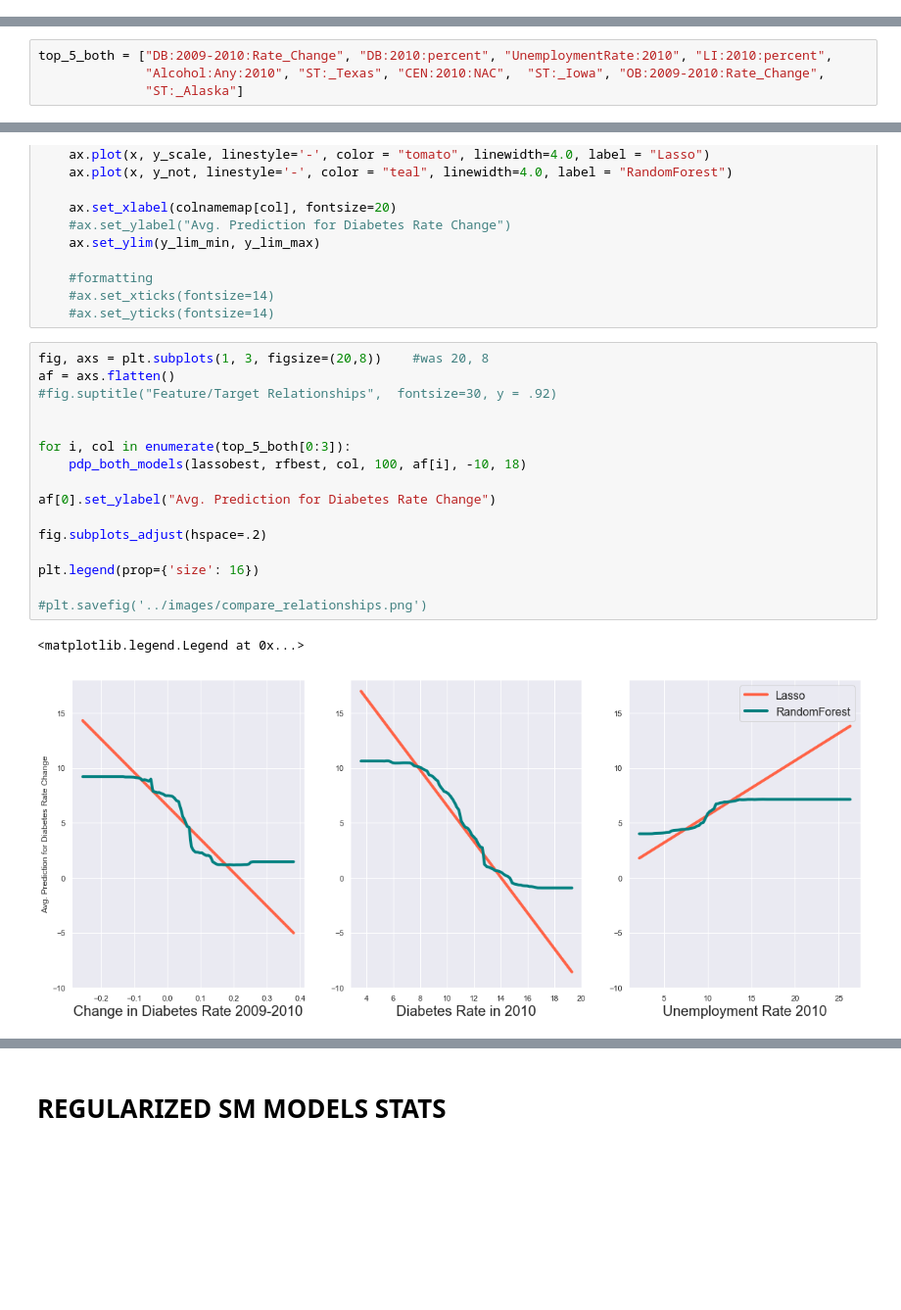
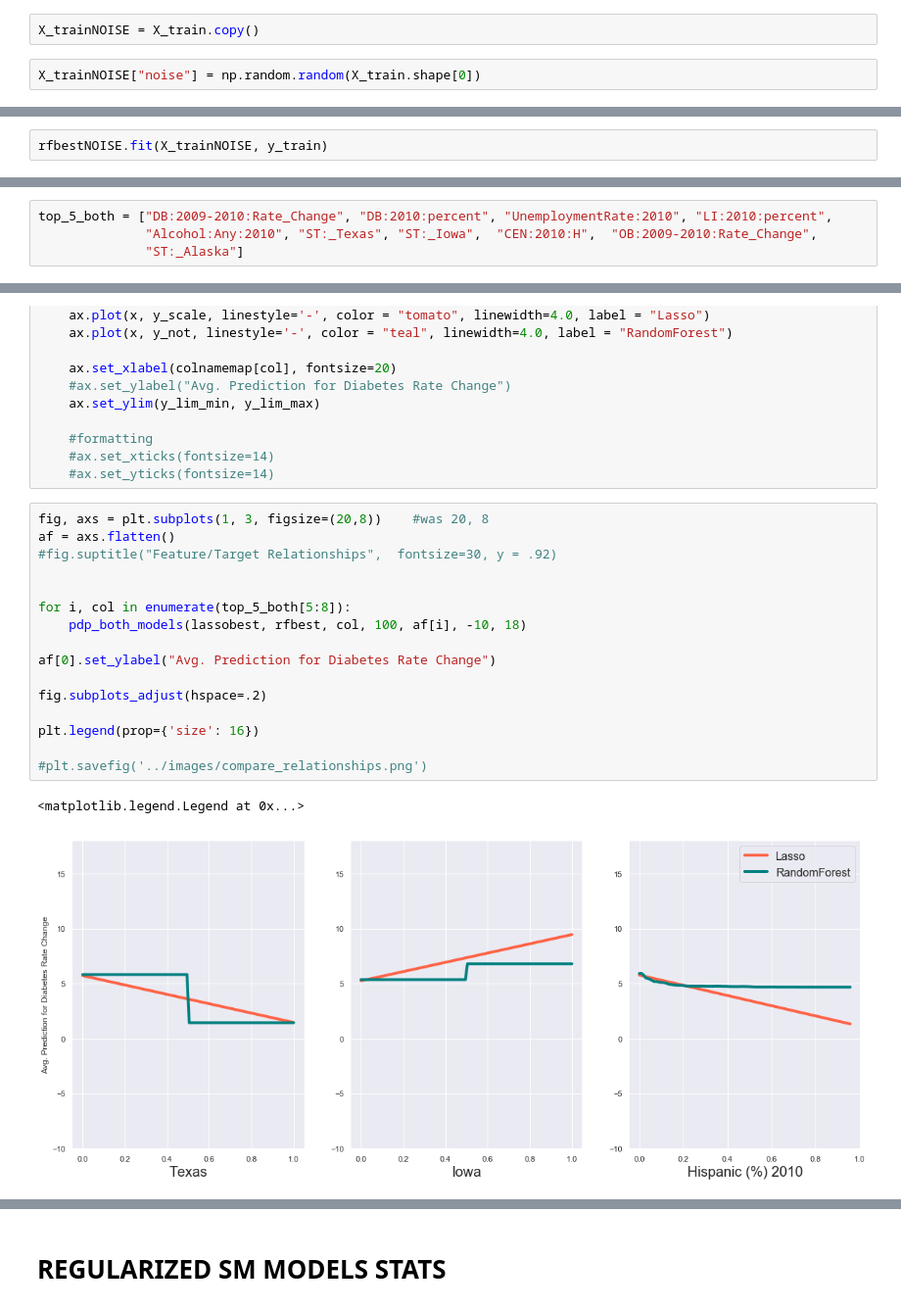
Before and after one commit to lbordz/diabetes-rates-prediction, a Jupyter notebook: EDA_and_modelling/Final_Models_and_Plots.ipynb, the cells around one changed output, grey strips where cells are left out. Shown at 98% size. Cells and saved outputs as stored; diff of their text form; blank space fills up the shorter version.

```diff
--- a/EDA_and_modelling/Final_Models_and_Plots.ipynb
+++ b/EDA_and_modelling/Final_Models_and_Plots.ipynb
@@ -407,0 +412,4 @@ mean_squared_error(y_pred, y_test)
+# %%
+X_trainNOISE = X_train.copy()
+# %%
+X_trainNOISE["noise"] = np.random.random(X_train.shape[0])
@@ -407,0 +426,2 @@ mean_squared_error(y_pred, y_test)
+# %%
+rfbestNOISE.fit(X_trainNOISE, y_train)
@@ -887,7 +948,7 @@ plt.savefig('../images/rfrelationships.png')
 # PLOT BOTH ON ONE AXIS!!!
 # %%
 top_5_both = ["DB:2009-2010:Rate_Change", "DB:2010:percent", "UnemploymentRate:2010", "LI:2010:percent",
-              "Alcohol:Any:2010", "ST:_Texas", "CEN:2010:NAC",  "ST:_Iowa", "OB:2009-2010:Rate_Change",
+              "Alcohol:Any:2010", "ST:_Texas", "ST:_Iowa",  "CEN:2010:H",  "OB:2009-2010:Rate_Change",
               "ST:_Alaska"]
 # %%
 def pdp_both_models(model_scale, model_not, col, num_breaks, ax, y_lim_min, y_lim_max):
@@ -932,22 +993,22 @@ def pdp_both_models(model_scale, model_not, col, num_breaks, ax, y_lim_min, y_li
 # %%
 fig, axs = plt.subplots(1, 3, figsize=(20,8))    #was 20, 8
 af = axs.flatten()
 #fig.suptitle("Feature/Target Relationships",  fontsize=30, y = .92)
 
 
-for i, col in enumerate(top_5_both[0:3]):
+for i, col in enumerate(top_5_both[5:8]):
     pdp_both_models(lassobest, rfbest, col, 100, af[i], -10, 18)
 
 af[0].set_ylabel("Avg. Prediction for Diabetes Rate Change")
 
 fig.subplots_adjust(hspace=.2)
 
 plt.legend(prop={'size': 16})
 
 #plt.savefig('../images/compare_relationships.png')
 # %% [output]
 <matplotlib.legend.Legend at 0x...>
-[figure, old version]
+[figure, new version]
 # %%
 fig, axs = plt.subplots(1, 3, figsize=(20,1))
 af = axs.flatten()
```
Also changed, not shown: parts of 50 cells of this notebook.
